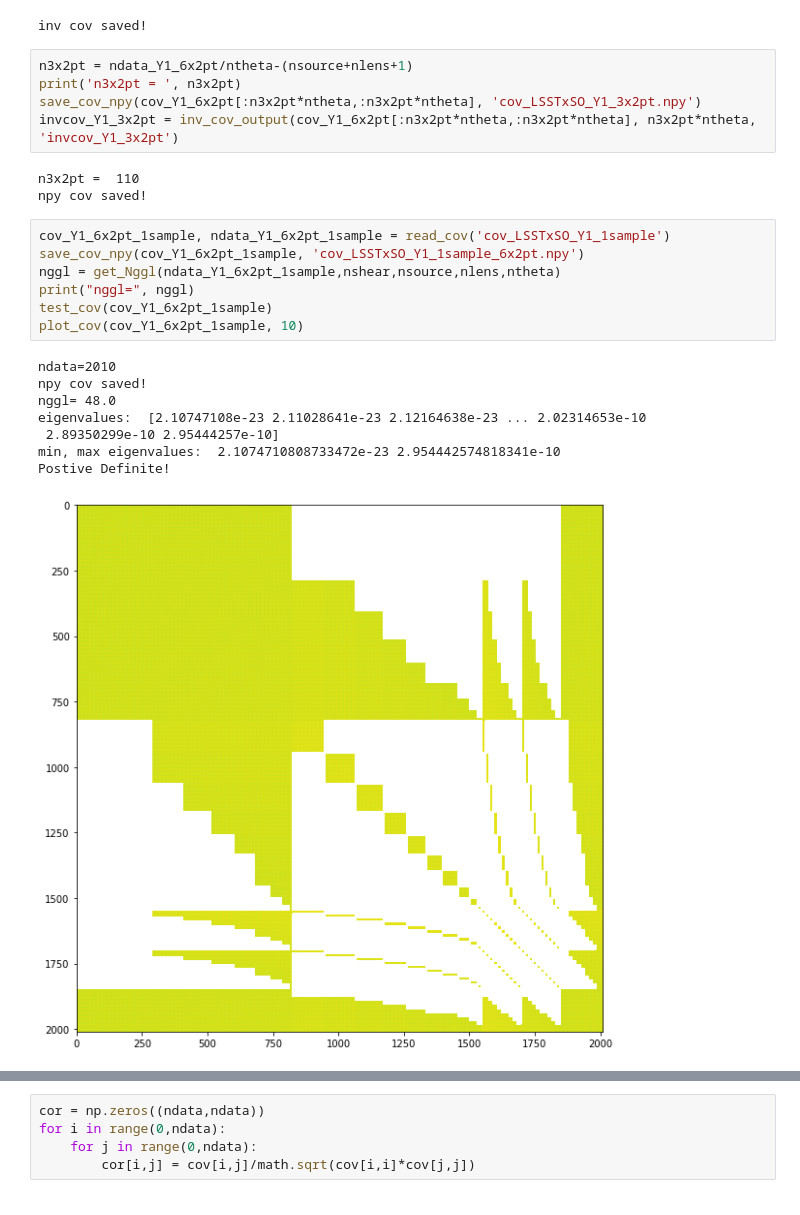
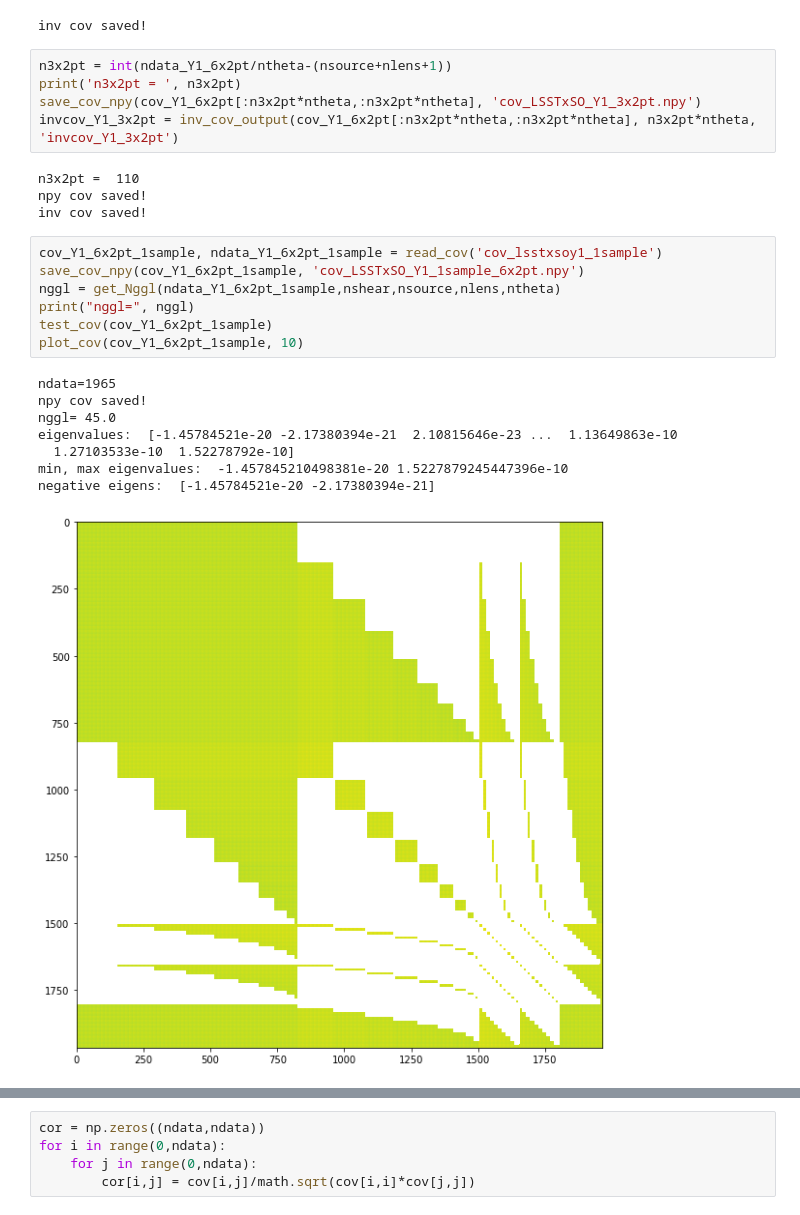
Before and after one commit to CosmoLike/LSSTxSO, a Jupyter notebook: cov/test_cov_6x2pt.ipynb, the cells around one changed output, grey strips where cells are left out. Saved outputs shown, nothing was run; the diff lists cells and outputs as text.

```diff
--- a/cov/test_cov_6x2pt.ipynb
+++ b/cov/test_cov_6x2pt.ipynb
@@ -140,27 +128,28 @@ invcov_Y1_6x2pt = inv_cov_output(cov_Y1_6x2pt, ndata_Y1_6x2pt, 'invcov_Y1_6x2pt'
 # %% [output]
 inv cov saved!
 # %%
-n3x2pt = ndata_Y1_6x2pt/ntheta-(nsource+nlens+1)
+n3x2pt = int(ndata_Y1_6x2pt/ntheta-(nsource+nlens+1))
 print('n3x2pt = ', n3x2pt)
 save_cov_npy(cov_Y1_6x2pt[:n3x2pt*ntheta,:n3x2pt*ntheta], 'cov_LSSTxSO_Y1_3x2pt.npy')
 invcov_Y1_3x2pt = inv_cov_output(cov_Y1_6x2pt[:n3x2pt*ntheta,:n3x2pt*ntheta], n3x2pt*ntheta, 'invcov_Y1_3x2pt')
 # %% [output]
 n3x2pt =  110
 npy cov saved!
+inv cov saved!
 # %%
-cov_Y1_6x2pt_1sample, ndata_Y1_6x2pt_1sample = read_cov('cov_LSSTxSO_Y1_1sample')
+cov_Y1_6x2pt_1sample, ndata_Y1_6x2pt_1sample = read_cov('cov_lsstxsoy1_1sample')
 save_cov_npy(cov_Y1_6x2pt_1sample, 'cov_LSSTxSO_Y1_1sample_6x2pt.npy')
 nggl = get_Nggl(ndata_Y1_6x2pt_1sample,nshear,nsource,nlens,ntheta)
 print("nggl=", nggl)
 test_cov(cov_Y1_6x2pt_1sample)
 plot_cov(cov_Y1_6x2pt_1sample, 10)
 # %% [output]
-ndata=2010
+ndata=1965
 npy cov saved!
-nggl= 48.0
-eigenvalues:  [2.10747108e-23 2.11028641e-23 2.12164638e-23 ... 2.02314653e-10
- 2.89350299e-10 2.95444257e-10]
-min, max eigenvalues:  2.1074710808733472e-23 2.954442574818341e-10
-Postive Definite!
+nggl= 45.0
+eigenvalues:  [-1.45784521e-20 -2.17380394e-21  2.10815646e-23 ...  1.13649863e-10
+  1.27103533e-10  1.52278792e-10]
+min, max eigenvalues:  -1.457845210498381e-20 1.5227879245447396e-10
+negative eigens:  [-1.45784521e-20 -2.17380394e-21]
-[figure, old version]
+[figure, new version]
 # %%
```
Also changed, not shown: parts of 15 cells of this notebook, 43 other files.
